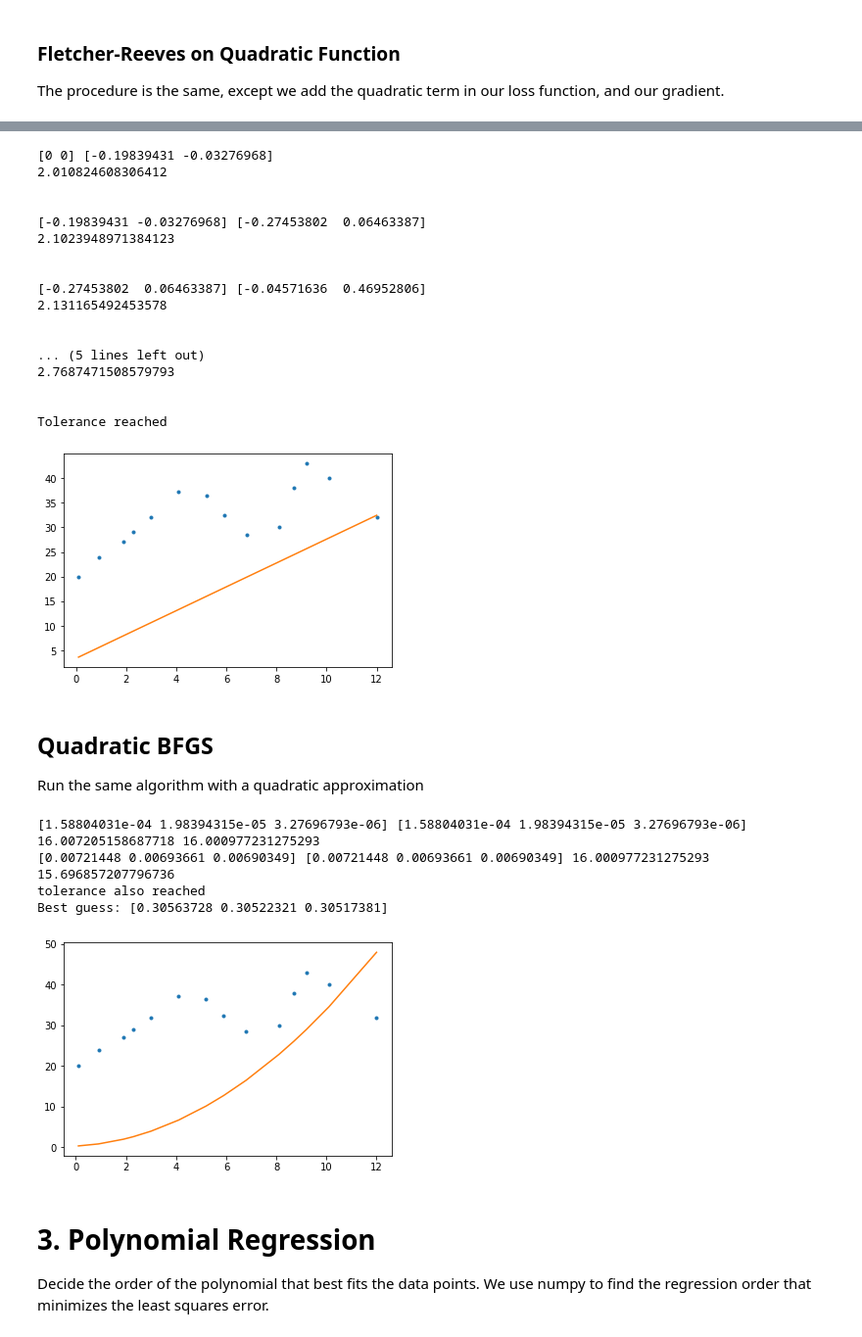
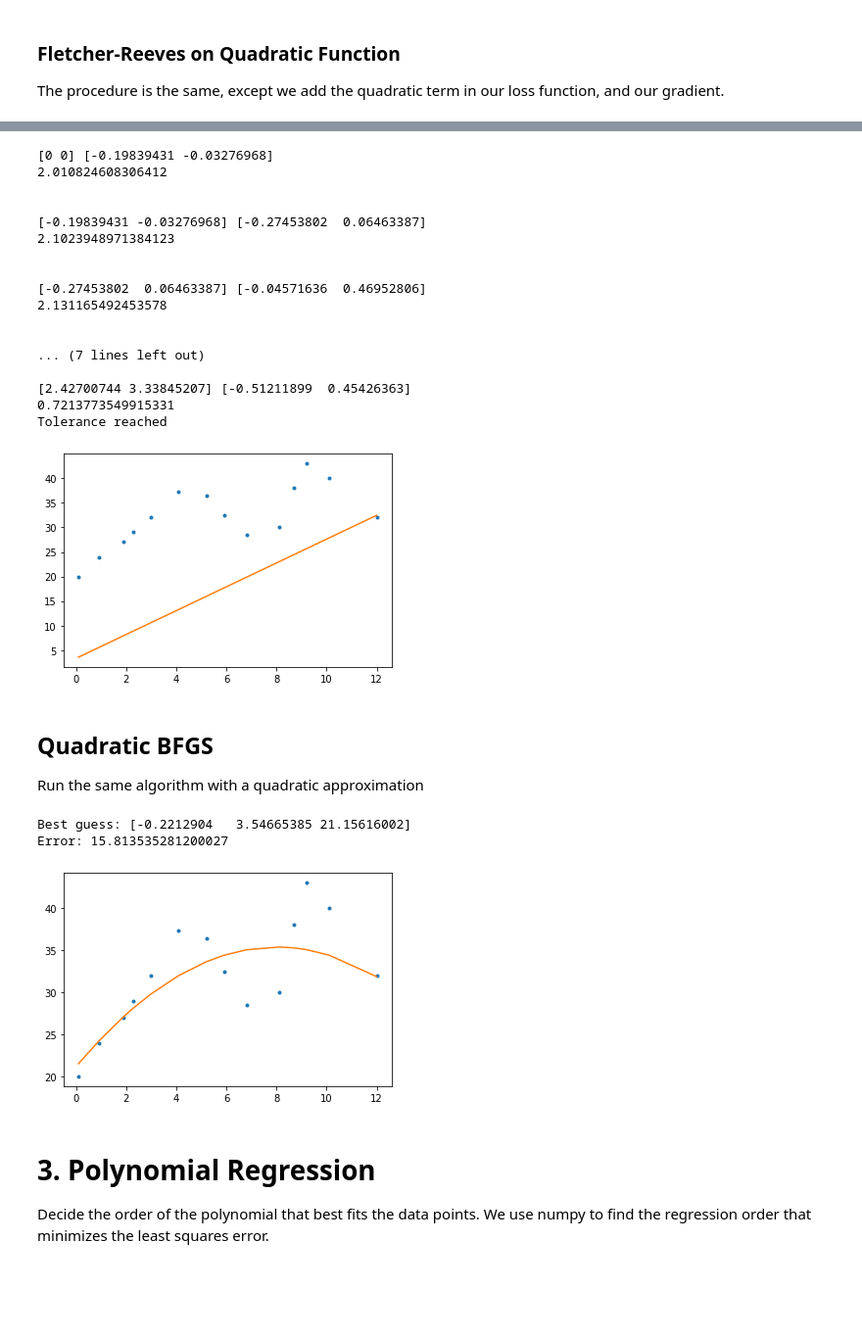
Before and after one commit to andrew15818/110, a Jupyter notebook: spring/optimization/homework/hw3/main.ipynb, the cells around one changed output, grey strips where cells are left out. Shown: that part at 98% size. Cells and saved outputs as stored; diff of their text form; code cells hidden in the pictures; blank space fills up the shorter version.

```diff
--- a/spring/optimization/homework/hw3/main.ipynb
+++ b/spring/optimization/homework/hw3/main.ipynb
@@ -263,20 +295,19 @@ With quasi-Newton methods, we try to approximate the original Hessian matrix $H$
 
 Here we try the BFGS method.
 # %%
-tol = 0.5
+tol = 0.001
 guess = np.array(([0, 0]))
 B = np.eye(guess.shape[0]) # nxn Identity matrix
 next_guess = guess
 i = 0
-while i < 10:
+
+while i < 100:
     preds = guess[0] * X + guess[1]
     grad = linear_gradient(X, Y, preds, guess)
 
-    if np.linalg.norm(grad) < 1:
-        print('Tolerance reached')
-        break
 
-    S = -np.matmul(B, grad) # Initial Search Direction
+
+    S = -np.dot(B, grad) # Initial Search Direction
     lamb = -.1 # Initial step along line
     next_guess = guess + (lamb * S)
     g = linear_gradient(X, Y, preds, next_guess) - grad
@@ -291,10 +322,14 @@ while i < 10:
     #print(objective(X, Y, preds, guess))
     print(np.linalg.norm(grad))
     guess = next_guess
+    if np.linalg.norm(grad) < 1:
+        print('Tolerance reached')
+        break
     print('\n')
     i += 1
 plt.plot(X, Y, '.')
 plt.plot(X, preds, '-')
+plt.savefig('./report/img/BFGSLinear.png')
 plt.show()
 # %% [output]
 [0 0] [-0.19839431 -0.03276968]
@@ -309,10 +344,10 @@ plt.show()
 2.131165492453578
 
 
-... (5 lines left out)
-2.7687471508579793
+... (7 lines left out)
 
-
+[2.42700744 3.33845207] [-0.51211899  0.45426363]
+0.7213773549915331
 Tolerance reached
 [figure]
 # %% [markdown]
@@ -320,52 +355,52 @@ Tolerance reached
 Run the same algorithm with a quadratic approximation
 # %%
 tol = 3
-guess = np.array(([0, 0, 0]))
+guess = np.array(([0.0, 0.0,0.0 ]))
 B = np.eye(guess.shape[0]) # nxn Identity matrix
 next_guess = guess
-lamb = 0.00001
 i = 0
-while i < 5:
+while i < 1000:
     preds = guess[0] * np.power(X, 2) + guess[1] * X + guess[2]
 
-    grad = gradient(X, Y, preds, guess)
+    grad = gradient(X, Y, preds, guess, False)
     if np.linalg.norm(grad) < tol:
         print('tolerance reached')
         break
-    S = -np.matmul(B, grad)
-    #lamb = armijo(X,Y, preds, guess)
+    S = -np.dot(B, grad)
+    lamb = armijo(X,Y, preds, guess, linear=False)
     next_guess = guess + (lamb * S)
-    next_grad = gradient(X, Y, preds, next_guess)
-
-    if np.linalg.norm(next_grad) < tol:
+    next_grad = gradient(X, Y, preds, next_guess, False)
+    if np.linalg.norm(S) < tol:
         print('tolerance also reached')
         break
     #print(np.linalg.norm(next_grad))
-    g = next_grad - grad
-    d = next_guess - guess
-    M = 1 + np.matmul(np.matmul(g.T, B), g) / (np.dot(d.T, g))
+    g = (next_grad - grad).reshape((3,1))
+    d = (next_guess - guess).reshape((3,1))
+    M = (1 + (np.dot(g.T,np.dot(B, g)) / (np.dot(d.T, g))))
+    M = M[0,0] * (np.dot(d, d.T)/np.dot(d.T, g))
 
-    N = -(np.matmul(d, np.matmul(g.T, B))) / (np.dot(d.T, g))
-
+    N = -(np.matmul(np.matmul(d,g.T), B)) / (np.dot(d.T, g))
     Q = -(np.matmul(np.matmul(B, g), d.T)) / (np.dot(d.T, g))
     B = B + M + N + Q
+    #print(B, M , N, Q)
+    #print(guess, next_guess, np.linalg.norm(grad), np.linalg.norm(next_grad))
+
     guess = next_guess
-    print(guess, next_guess, np.linalg.norm(grad), np.linalg.norm(next_grad))
     preds = guess[0] * np.power(X, 2) + guess[1] * X + guess[2]
-
     i += 1
 
-print(f'Best guess: {next_guess}')
-preds = next_guess[0] * np.power(X, 2) + next_guess[1] * X + next_guess[2]
+print(f'Best guess: {S}')
+preds = S[0] * np.power(X, 2) + S[1] * X + S[2]
+
+print(f'Error: {error(Y, preds)}')
 plt.plot(X, Y, '.')
 plt.plot(X, preds )
+plt.savefig('./report/img/BFGSQuad.png')
 plt.show()
 # %% [output]
-[1.58804031e-04 1.98394315e-05 3.27696793e-06] [1.58804031e-04 1.98394315e-05 3.27696793e-06] 16.007205158687718 16.000977231275293
-[0.00721448 0.00693661 0.00690349] [0.00721448 0.00693661 0.00690349] 16.000977231275293 15.696857207796736
-tolerance also reached
-Best guess: [0.30563728 0.30522321 0.30517381]
+Best guess: [-0.2212904   3.54665385 21.15616002]
+Error: 15.813535281200027
-[figure, old version]
+[figure, new version]
 # %% [markdown]
 # 3. Polynomial Regression
 Decide the order of the polynomial that best fits the data points. We use numpy to find the regression order that minimizes the least squares error.
```
Also changed, not shown: parts of 17 cells of this notebook, 10 other files.
